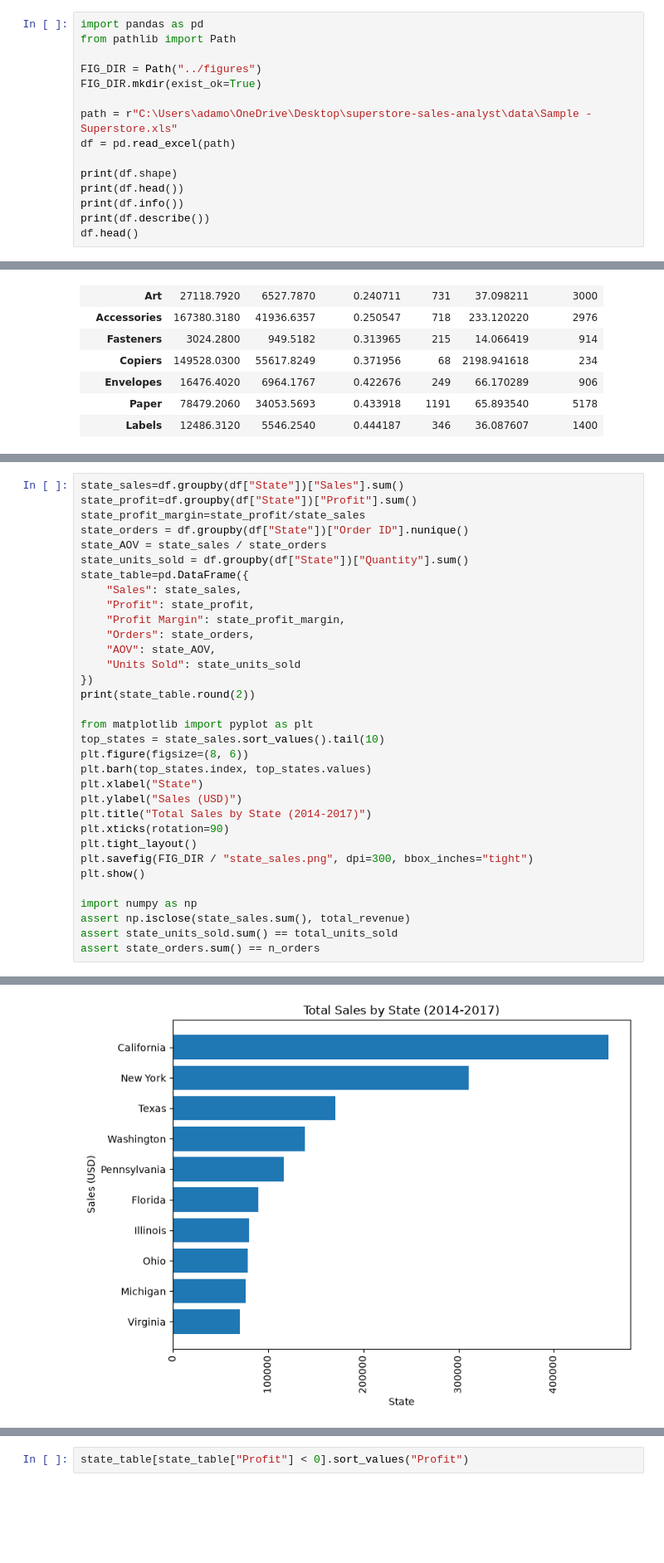
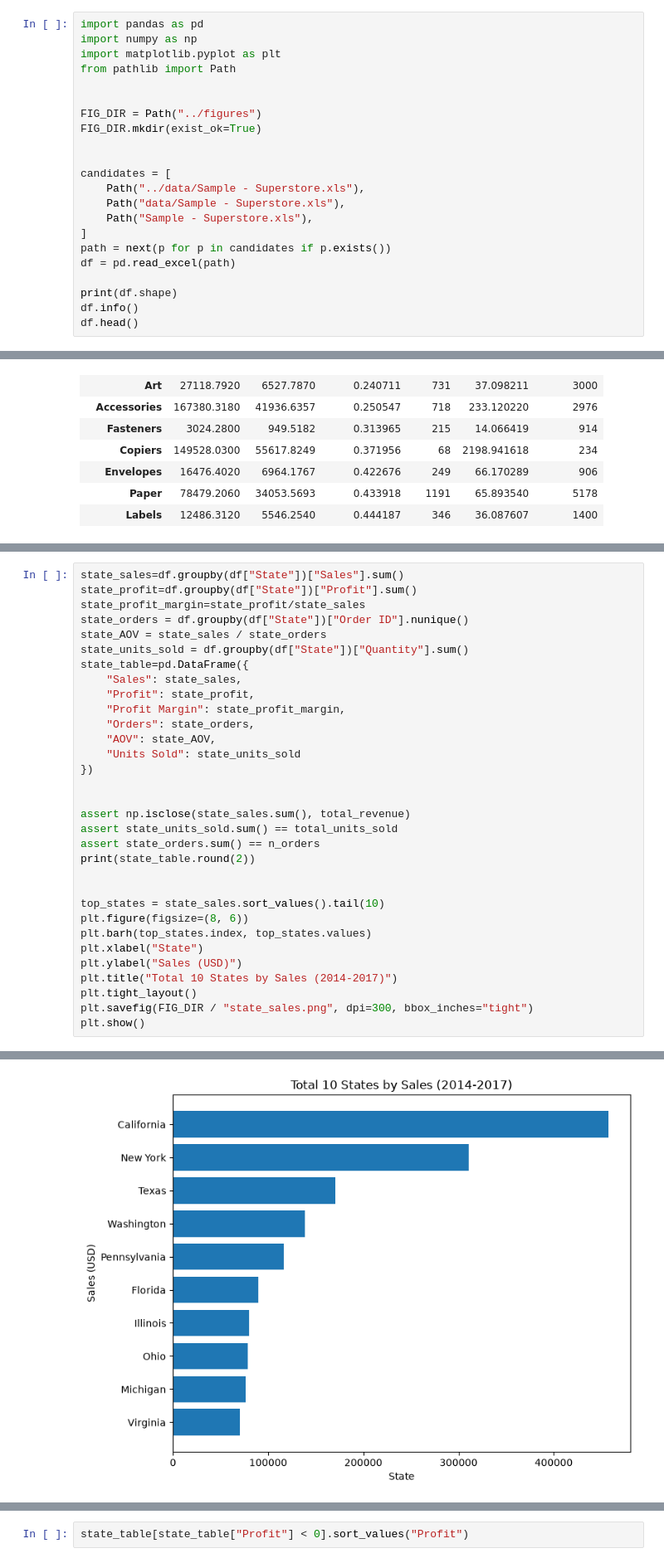
Before and after one commit to AdamosAnt10/superstore-sales-analysis, a Jupyter notebook: notebooks/analysis.ipynb, the cells around one changed output, grey strips where cells are left out. Shown at 83% size. Saved outputs shown, nothing was run; the diff lists cells and outputs as text; blank space fills up the shorter version.

```diff
--- a/notebooks/analysis.ipynb
+++ b/notebooks/analysis.ipynb
@@ -33,18 +12,25 @@ Note: you may need to restart the kernel to use updated packages.
 **Question:** is the data complete and in the right format before we analyse it?
 # %%
 import pandas as pd
+import numpy as np
+import matplotlib.pyplot as plt
 from pathlib import Path
+
 
 FIG_DIR = Path("../figures")
 FIG_DIR.mkdir(exist_ok=True)
 
-path = r"C:\Users\adamo\OneDrive\Desktop\superstore-sales-analyst\data\Sample - Superstore.xls"
+
+candidates = [
+    Path("../data/Sample - Superstore.xls"),
+    Path("data/Sample - Superstore.xls"),
+    Path("Sample - Superstore.xls"),
+]
+path = next(p for p in candidates if p.exists())
 df = pd.read_excel(path)
 
 print(df.shape)
-print(df.head())
-print(df.info())
-print(df.describe())
+df.info()
 df.head()
 # %% [output]
 (9994, 21)
@@ -600,41 +582,40 @@ state_table=pd.DataFrame({
     "AOV": state_AOV,
     "Units Sold": state_units_sold
 })
+
+
+assert np.isclose(state_sales.sum(), total_revenue)
+assert state_units_sold.sum() == total_units_sold
+assert state_orders.sum() == n_orders
 print(state_table.round(2))
 
-from matplotlib import pyplot as plt
+
 top_states = state_sales.sort_values().tail(10)
 plt.figure(figsize=(8, 6))
 plt.barh(top_states.index, top_states.values)
 plt.xlabel("State")
 plt.ylabel("Sales (USD)")
-plt.title("Total Sales by State (2014-2017)")
-plt.xticks(rotation=90)
+plt.title("Total 10 States by Sales (2014-2017)")
 plt.tight_layout()
 plt.savefig(FIG_DIR / "state_sales.png", dpi=300, bbox_inches="tight")
 plt.show()
-
-import numpy as np
-assert np.isclose(state_sales.sum(), total_revenue)
-assert state_units_sold.sum() == total_units_sold
-assert state_orders.sum() == n_orders
 # %% [output]
                           Sales    Profit  Profit Margin  Orders      AOV  \
 State
 Alabama                19510.64   5786.83           0.30      34   573.84
 Arizona                35282.00  -3427.92          -0.10     108   326.69
 Arkansas               11678.13   4008.69           0.34      27   432.52
 California            457687.63  76381.39           0.17    1021   448.27
 Colorado               32108.12  -6527.86          -0.20      79   406.43
 Connecticut            13384.36   3511.49           0.26      45   297.43
 Delaware               27451.07   9977.37           0.36      44   623.89
 District of Columbia    2865.02   1059.59           0.37       4   716.26
 Florida                89473.71  -3399.30          -0.04     200   447.37
 Georgia                49095.84  16250.04           0.33      91   539.51
 ... (87 lines left out)
 Washington                  1883
 West Virginia                 18
 Wisconsin                    463
 Wyoming                        4
-[figure, old version]
+[figure, new version]
 # %% [markdown]
```
Also changed, not shown: parts of 18 cells of this notebook, 2 other files.
